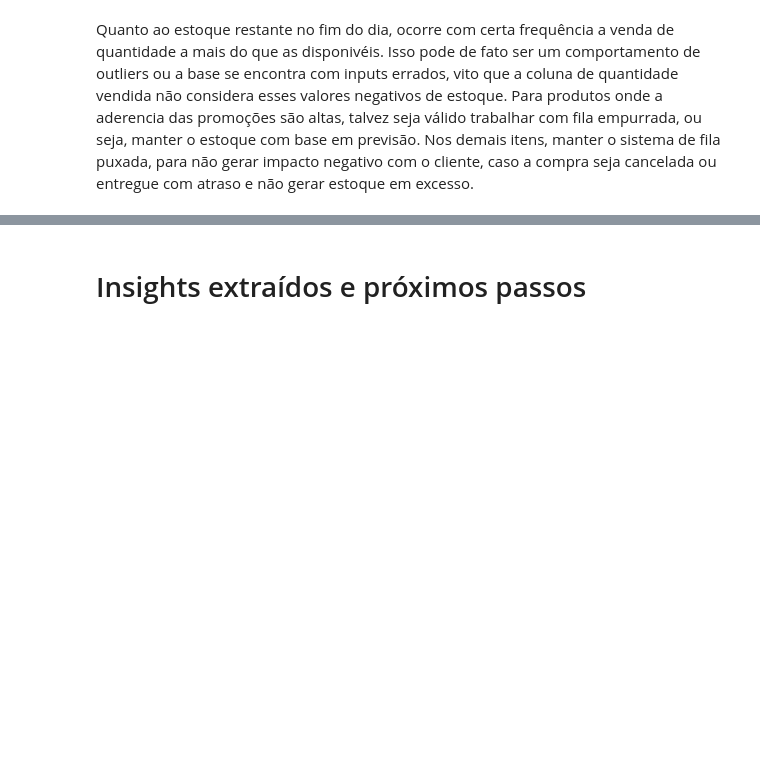
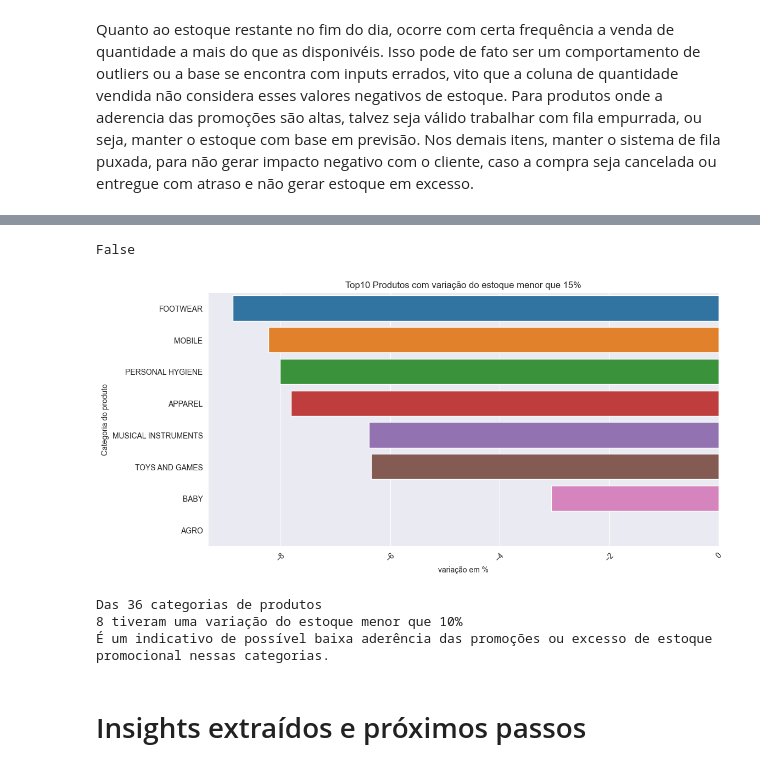
Before and after one commit to 6abi/teste-tecnico-meli-ds, a Jupyter notebook: notebooks/1. EDA - ofertas relampago.ipynb, the cells around one changed output, grey strips where cells are left out. Saved outputs shown, nothing was run; the diff lists cells and outputs as text; code cells hidden in the pictures; blank space fills up the shorter version.

```diff
--- a/notebooks/1. EDA - ofertas relampago.ipynb
+++ b/notebooks/1. EDA - ofertas relampago.ipynb
@@ -618,0 +621,7 @@ Nos demais itens, manter o sistema de fila puxada, para não gerar impacto negat
+# %%
+# Agrupando os dados por dia e por produto, somando a variação do estoque para cada grupo
+df_ofertas['estoque_final'] =  df_ofertas['REMAINING_STOCK_AFTER_END'] - df_ofertas['INVOLVED_STOCK']
+df_estoque_agrupado = df_ofertas[['OFFER_START_DATE','OFFER_START_HOUR', 'DOM_DOMAIN_AGG1', 'INVOLVED_STOCK', 'REMAINING_STOCK_AFTER_END', 'SOLD_QUANTITY', 'estoque_var']]
+df_estoque_agrupado = df_estoque_agrupado.groupby(['DOM_DOMAIN_AGG1']).sum().reset_index()
+df_estoque_agrupado['variacao %'] = round((df_estoque_agrupado['estoque_var'])/df_estoque_agrupado['INVOLVED_STOCK'] * 100,2)
+df_estoque_agrupado.head()
@@ -619,3 +635,33 @@ Nos demais itens, manter o sistema de fila puxada, para não gerar impacto negat
+# %%
+-11 < -17
+# %% [output]
+False
+# %%
+
+# Cria lista de dados com variação percentual menor que 15%
+filter = 10
+df_estoque_top10 = df_estoque_agrupado[abs(df_estoque_agrupado['variacao %']) < filter].sort_values('variacao %').head(10)
+# Criando o gráfico de linha
+fig = plt.gcf()
+ax = fig.set_size_inches( 12, 6)
+ax = sns.barplot(data=df_estoque_top10, y='DOM_DOMAIN_AGG1', x='variacao %', orient='h')
+
+# Definindo as etiquetas dos eixos
+plt.xticks(rotation=45)
+plt.xlabel('variação em %')
+plt.ylabel('Categoria do produto')
+ax.set_title('Top10 Produtos com variação do estoque menor que 15%')
+plt.savefig("Produtos com menores vendas - var.png", dpi=100)
+# %% [output]
+[figure, added]
+# %%
+print('Das {} categorias de produtos'.format(len(df_estoque_agrupado.groupby('DOM_DOMAIN_AGG1').count())))
+print('{} tiveram uma variação do estoque menor que {}%'.format(df_estoque_top10['DOM_DOMAIN_AGG1'].count(), filter))
+print('É um indicativo de possível baixa aderência das promoções ou excesso de estoque promocional nessas categorias.')
+# %% [output]
+Das 36 categorias de produtos
+8 tiveram uma variação do estoque menor que 10%
+É um indicativo de possível baixa aderência das promoções ou excesso de estoque promocional nessas categorias.
 # %% [markdown]
 # Insights extraídos e próximos passos
 # %% [markdown]
```
Also changed, not shown: parts of 5 cells of this notebook, 2 other files.
